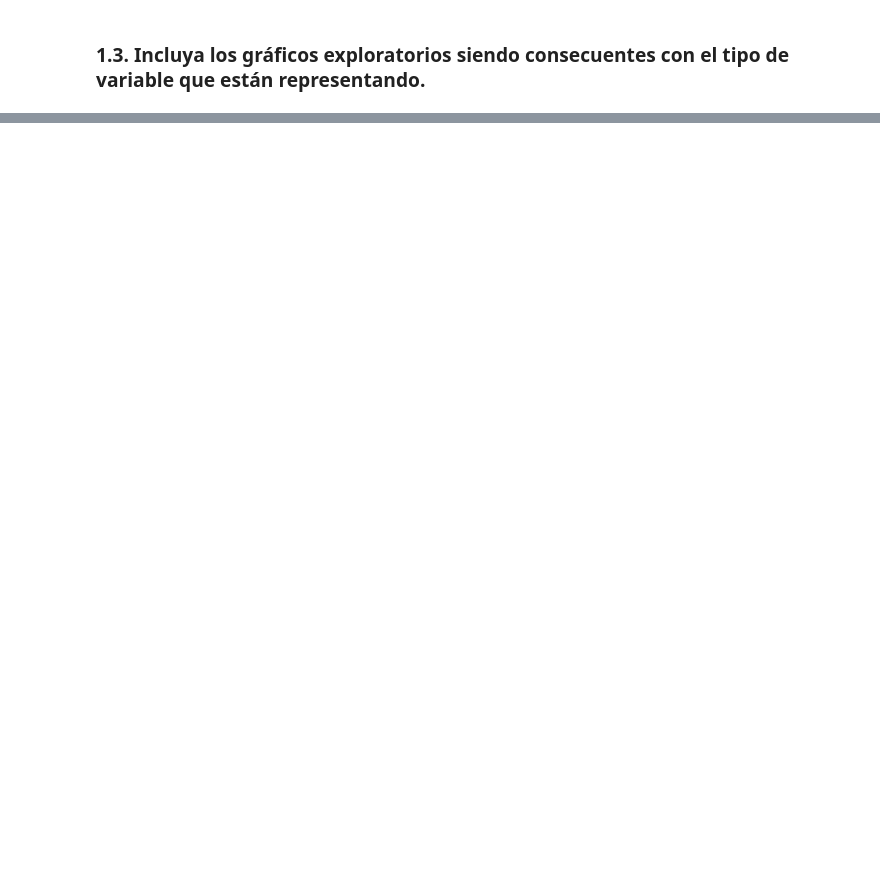
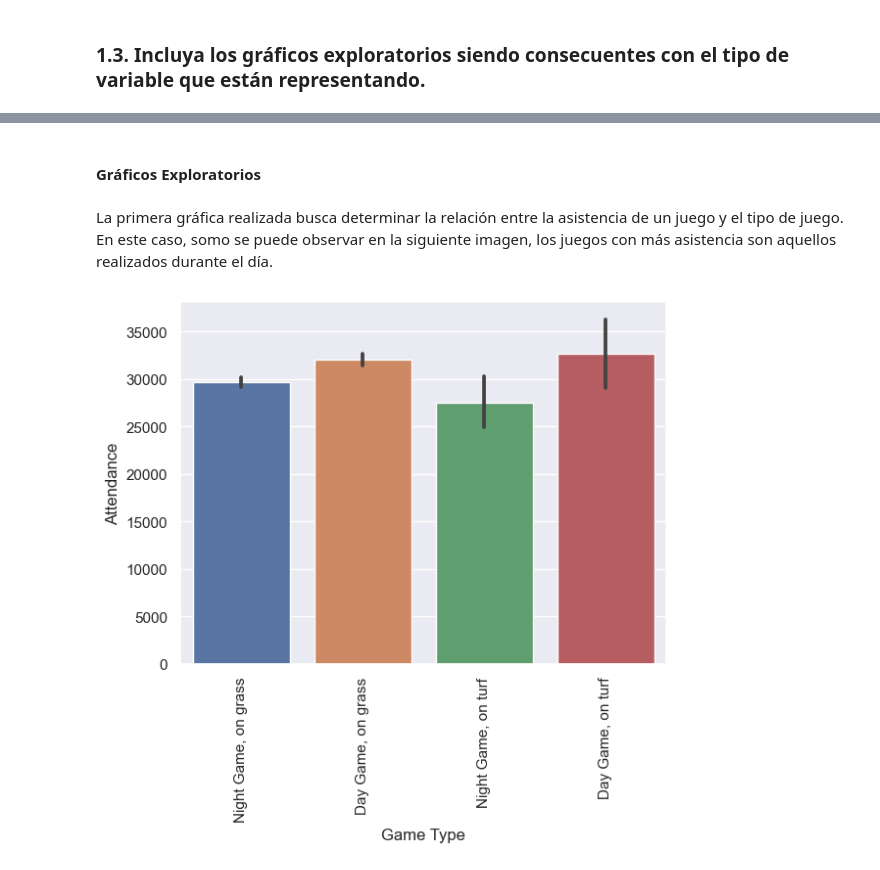
Before and after one commit to 20Candy/Laboratorio1MineriaDeDatos, a Jupyter notebook: hdt1.ipynb, the cells around one changed output, grey strips where cells are left out. Saved outputs shown, nothing was run; the diff lists cells and outputs as text; code cells hidden in the pictures; blank space fills up the shorter version.

```diff
--- a/hdt1.ipynb
+++ b/hdt1.ipynb
@@ -131,0 +208,13 @@ print(head)
+# %% [markdown]
+#### Gráficos Exploratorios
+# %% [markdown]
+La primera gráfica realizada busca determinar la relación entre la asistencia de un juego y el tipo de juego. En este caso, somo se puede observar en la siguiente imagen, los juegos con más asistencia son aquellos realizados durante el día.
+# %%
+# Attendance vs game tye
+sns.barplot(x="game_type", y="attendance", data=data)
+plt.xlabel("Game Type")
+plt.ylabel("Attendance")
+plt.xticks(rotation=90)
+plt.show()
+# %% [output]
+[figure, added]
```
Also changed, not shown: parts of 11 cells of this notebook.
